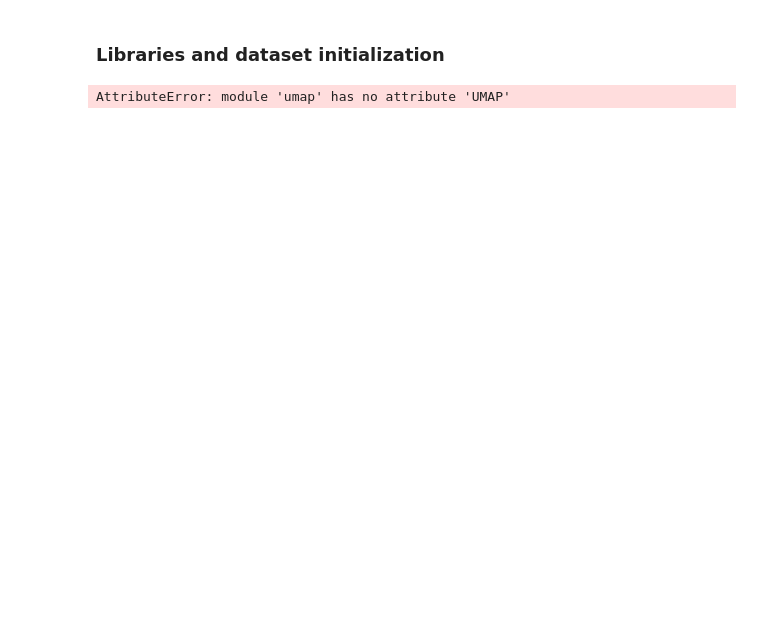
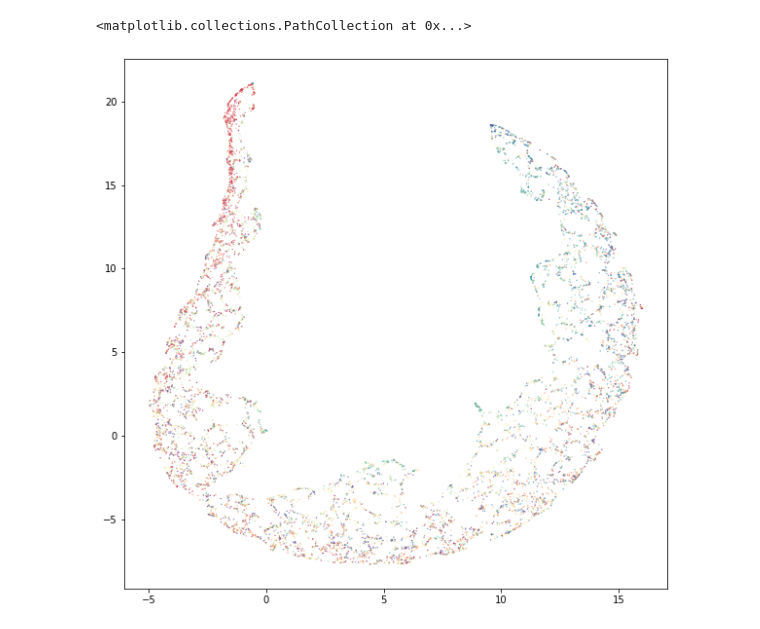
Before and after one commit to nahue-passano/music_genre_classification, a Jupyter notebook: music_genre_clustering.ipynb, the cells around one changed output. Cells and saved outputs as stored; diff of their text form; code cells hidden in the pictures; blank space fills up the shorter version.

```diff
--- a/music_genre_clustering.ipynb
+++ b/music_genre_clustering.ipynb
@@ -1,5 +1,3 @@
-# %% [markdown]
-### Libraries and dataset initialization
 # %%
 from sklearn.datasets import fetch_openml
 from sklearn.decomposition import PCA
@@ -29,6 +27,8 @@ target_encoder = LabelEncoder()
 y_encoded = target_encoder.fit_transform(y)
 # %%
 standard_embedding = umap.UMAP(random_state=42).fit_transform(X)
+plt.figure(figsize = (10,10))
 plt.scatter(standard_embedding[:, 0], standard_embedding[:, 1], c=y_encoded, s=0.1, cmap='Spectral')
 # %% [output]
-AttributeError: module 'umap' has no attribute 'UMAP'
+<matplotlib.collections.PathCollection at 0x...>
+[figure, added]
```
Also changed, not shown: parts of 2 cells of this notebook.
